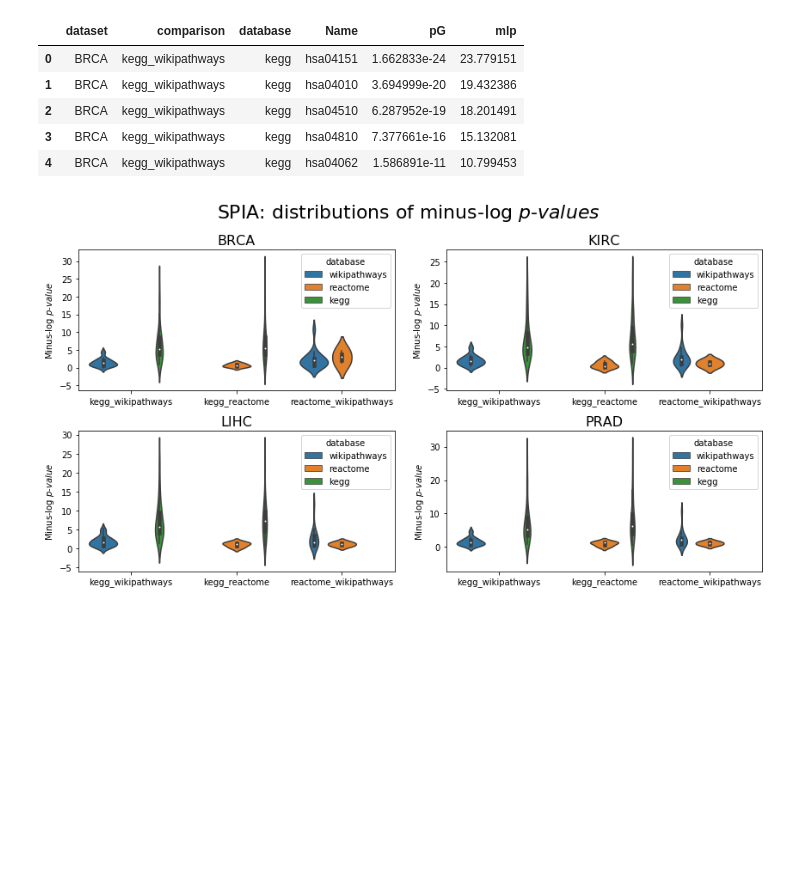
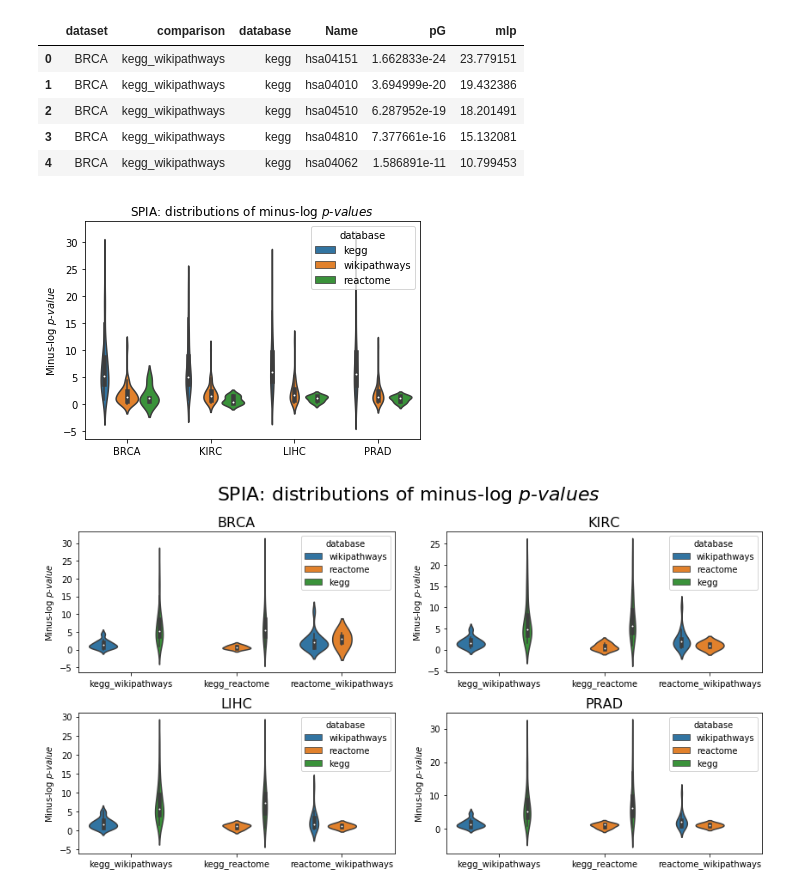
Before and after one commit to pathwayforte/results, a Jupyter notebook: notebooks/evaluation/Comparisons of P-Value Distributions of Pathway Analogs.ipynb, the cells around one changed output. Drawn from its saved outputs; the diff is of its cells as text; code cells hidden in the pictures; blank space fills up the shorter version.

```diff
--- a/notebooks/evaluation/Comparisons of P-Value Distributions of Pathway Analogs.ipynb
+++ b/notebooks/evaluation/Comparisons of P-Value Distributions of Pathway Analogs.ipynb
@@ -273,6 +301,11 @@ spia_df[['dataset', 'comparison', 'database', 'Name', 'pG', 'mlp']].head()
 | 2 | BRCA | kegg_wikipathways | kegg | hsa04510 | 6.287952e-19 | 18.201491 |
 | 3 | BRCA | kegg_wikipathways | kegg | hsa04810 | 7.377661e-16 | 15.132081 |
 | 4 | BRCA | kegg_wikipathways | kegg | hsa04062 | 1.586891e-11 | 10.799453 |
+# %%
+draw_mlp_distributions_merged(spia_df, 'SPIA', os.path.join(output_directory, 'spia_p_value_distributions_merged.png'))
+plt.show()
+# %% [output]
+[figure, added]
 # %%
 draw_mlp_distributions(spia_df, 'SPIA', os.path.join(output_directory, 'spia_p_value_distributions.png'))
 plt.show()
```
Also changed, not shown: parts of 6 cells of this notebook.
